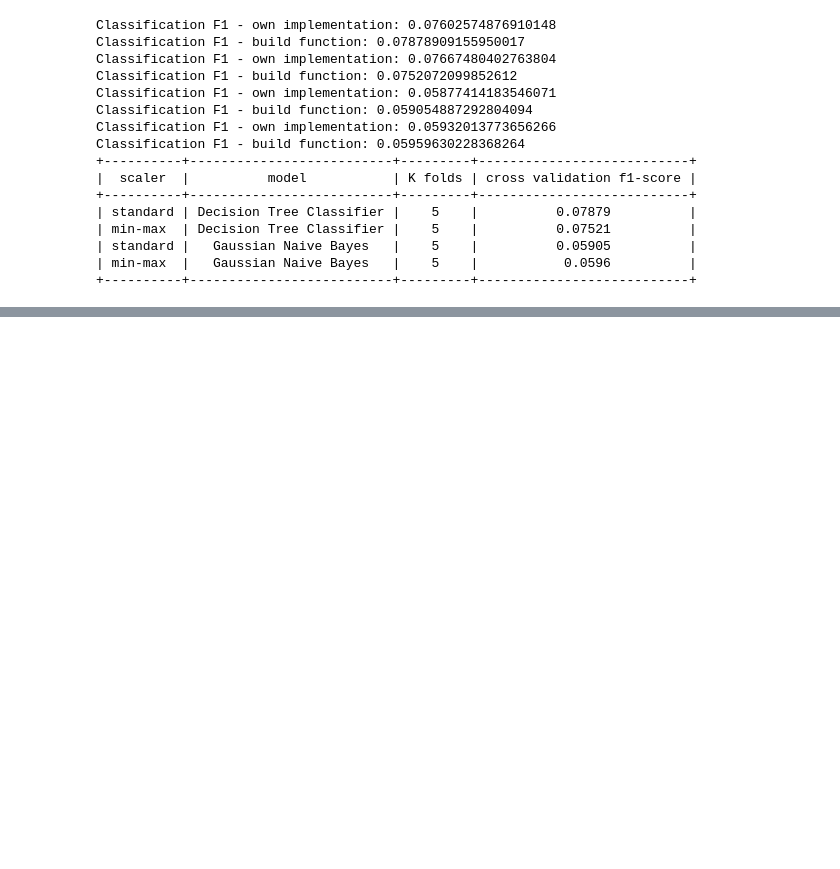
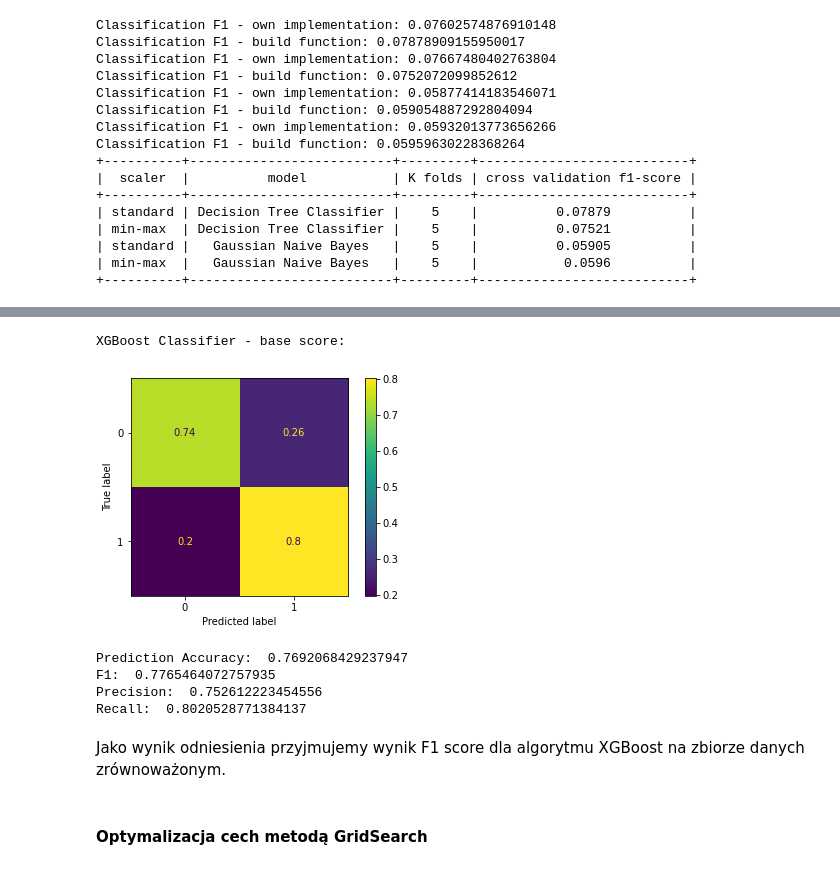
Before and after one commit to KlaudiaKromolowska/BigDataMachineLearning, a Jupyter notebook: BigDataMachineLearning-cz2.ipynb, the cells around one changed output, grey strips where cells are left out. Cells and saved outputs as stored; diff of their text form; code cells hidden in the pictures; blank space fills up the shorter version.

```diff
--- a/BigDataMachineLearning-cz2.ipynb
+++ b/BigDataMachineLearning-cz2.ipynb
@@ -739,0 +746,44 @@ Classification F1 - build function: 0.05959630228368264
+# %%
+from sklearn.utils import shuffle
+
+def balance_data(data):
+    cancelled = data['Cancelled'] == 1
+    data_cancelled = data[cancelled]
+    data_not_cancelled = data[~cancelled]
+    data_not_cancelled = data_not_cancelled.sample(n=len(data_cancelled), random_state=42)
+    data = pd.concat([data_cancelled, data_not_cancelled])
+    data = shuffle(data, random_state=42)
+    return data
+# %%
+from sklearn.model_selection import train_test_split
+
+balanced_data = balance_data(data_standard)
+
+balanced_data.drop(['Year'], axis=1, inplace=True)
+X = balanced_data.drop(['Cancelled'], axis=1)
+y = balanced_data['Cancelled']
+
+X_train, X_test, y_train, y_test = train_test_split(X, y, test_size=0.2, random_state=42, shuffle=True, stratify=y)
+# %%
+from xgboost import XGBClassifier
+from sklearn.metrics import ConfusionMatrixDisplay
+
+eff_xgb = []
+xgb = XGBClassifier(tree_method='gpu_hist').fit(X_train, y_train)
+pred = xgb.predict(X_test)
+print(f"XGBoost Classifier - base score:")
+ConfusionMatrixDisplay.from_predictions(y_test, pred, normalize='true')
+plt.show()
+eff_xgb.append(effectiveness_measures_classifier(y_test, pred))
+print("")
+# %% [output]
+XGBoost Classifier - base score:
+[figure, added]
+Prediction Accuracy:  0.7692068429237947
+F1:  0.7765464072757935
+Precision:  0.752612223454556
+Recall:  0.8020528771384137
+# %% [markdown]
+Jako wynik odniesienia przyjmujemy wynik F1 score dla algorytmu XGBoost na zbiorze danych zrównoważonym.
+# %% [markdown]
+#### Optymalizacja cech metodą GridSearch
```
Also changed, not shown: parts of 18 cells of this notebook.
